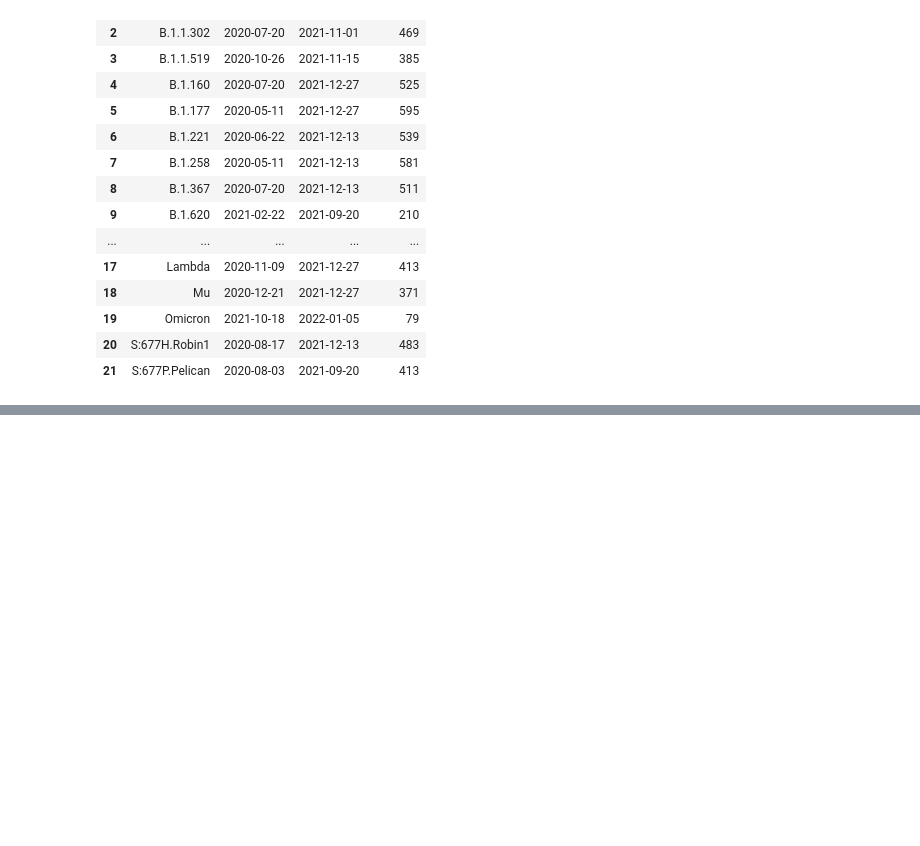
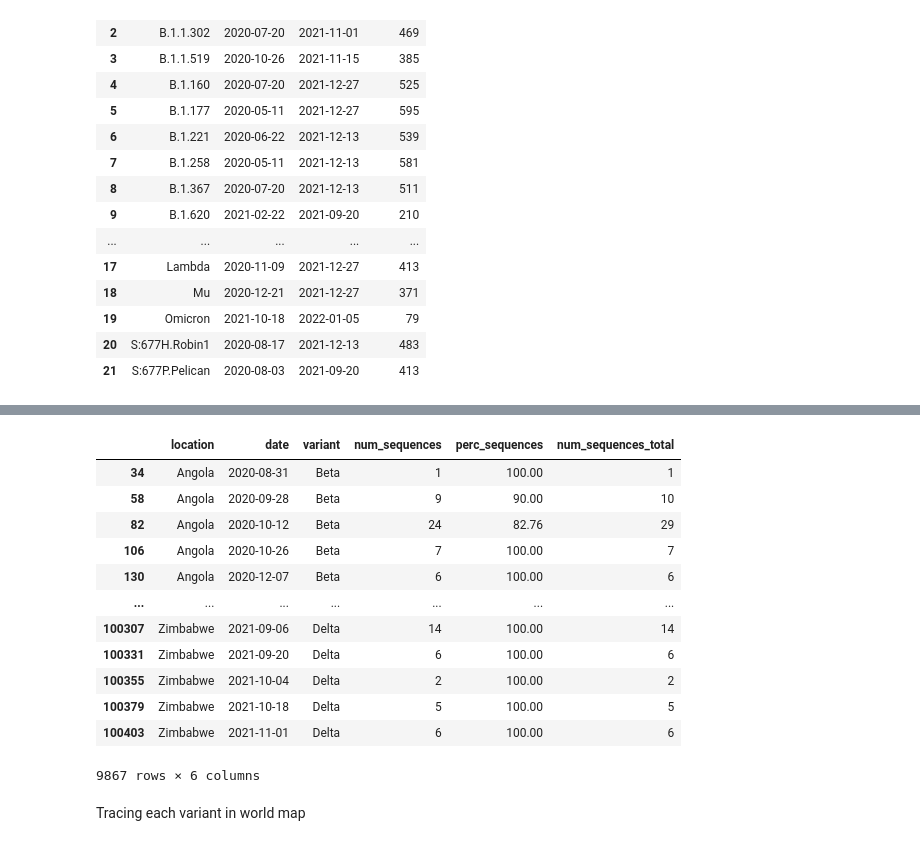
Before and after one commit to chandrakanthkarunakaran/Data-Analytics, a Jupyter notebook: CovidVariants/Dataset -3 Covid Variants.ipynb, the cells around one changed output, grey strips where cells are left out. Saved outputs shown, nothing was run; the diff lists cells and outputs as text; code cells hidden in the pictures; blank space fills up the shorter version.

```diff
--- a/CovidVariants/Dataset -3 Covid Variants.ipynb
+++ b/CovidVariants/Dataset -3 Covid Variants.ipynb
@@ -53,0 +77,18 @@ import plotly.graph_objects as go
+# %%
+data
+# %% [output]
+|  | location | date | variant | num_sequences | perc_sequences | num_sequences_total |
+| 34 | Angola | 2020-08-31 | Beta | 1 | 100.00 | 1 |
+| 58 | Angola | 2020-09-28 | Beta | 9 | 90.00 | 10 |
+| 82 | Angola | 2020-10-12 | Beta | 24 | 82.76 | 29 |
+| 106 | Angola | 2020-10-26 | Beta | 7 | 100.00 | 7 |
+| 130 | Angola | 2020-12-07 | Beta | 6 | 100.00 | 6 |
+| ... | ... | ... | ... | ... | ... | ... |
+| 100307 | Zimbabwe | 2021-09-06 | Delta | 14 | 100.00 | 14 |
+| 100331 | Zimbabwe | 2021-09-20 | Delta | 6 | 100.00 | 6 |
+| 100355 | Zimbabwe | 2021-10-04 | Delta | 2 | 100.00 | 2 |
+| 100379 | Zimbabwe | 2021-10-18 | Delta | 5 | 100.00 | 5 |
+| 100403 | Zimbabwe | 2021-11-01 | Delta | 6 | 100.00 | 6 |
+9867 rows × 6 columns
+# %% [markdown]
+Tracing each variant in world map
```
Also changed, not shown: parts of 31 cells of this notebook, 2 other files.
